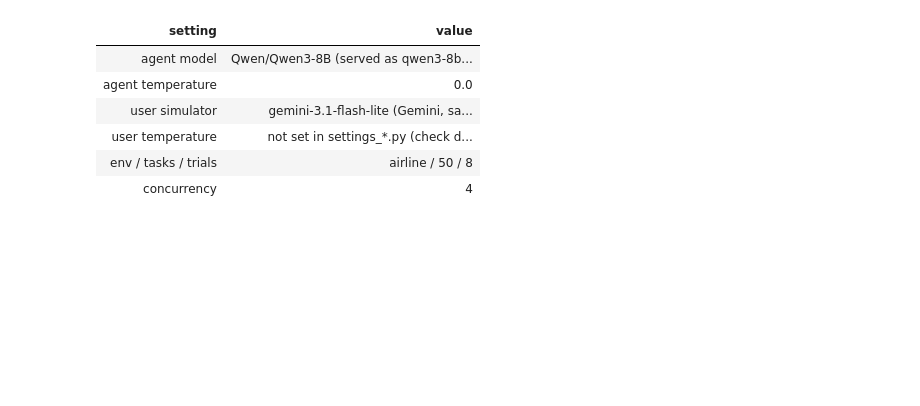
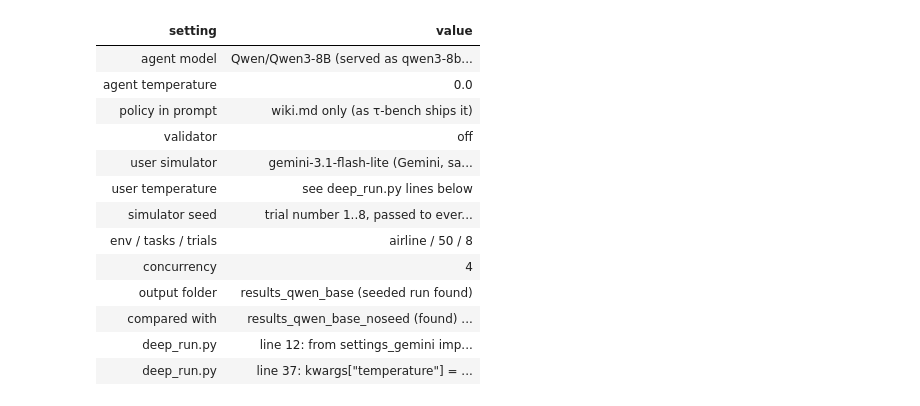
Before and after one commit to zhang-systems/policy-graph-agents, a Jupyter notebook: notebooks/05Q_Qwen_Baseline.ipynb, the cells around one changed output. Saved outputs shown, nothing was run; the diff lists cells and outputs as text; code cells hidden in the pictures; blank space fills up the shorter version.

```diff
--- a/notebooks/05Q_Qwen_Baseline.ipynb
+++ b/notebooks/05Q_Qwen_Baseline.ipynb
@@ -97,64 +97,99 @@ ERROR: pip's dependency resolver does not currently take into account all the pa
 # %%
 # Why: every arm must use the same frozen settings, or the comparison is not fair. The agent
 # settings come from settings_deep.py and settings_gemini.py. The agent temperature is set here
-# once and used by cells 4 and 5; an assert stops the run if it ever drifts from settings_gemini.
+# once and used by cells 6 and 7; an assert stops the run if it ever drifts from settings_gemini.
+# This is the seeded rerun (H14): trial t gives seed t to every user-simulator call, as in 07Q, so all
+# five systems share the same 8 seeds. OLD is the first run (no seeds): kept, read only, for a seed check.
 # The Gemini key comes from Colab Secrets and is never printed.
-import os, sys, importlib, logging, warnings
+import os, sys, json, time, glob, importlib, logging, warnings
 import pandas as pd
 from IPython.display import display
 
 ROOT = "/content/drive/MyDrive/cmsc691-10-project2"
 sys.path.insert(0, ROOT)
 os.chdir(ROOT)
-NEED = ["settings_gemini.py", "settings_deep.py", "deep_run.py", "policy_checker.py",
+NEED = ["settings_gemini.py", "settings_deep.py", "deep_run.py", "qwen_run.py", "policy_checker.py",
         "violations.py", "airline_policy_graph.json", "passk.py"]
 missing = [f for f in NEED if not os.path.exists(f)]
-assert not missing, f"missing {missing}: run 04 and 06G first; settings_deep.py and deep_run.py must be in the folder"
+assert not missing, f"missing {missing}: run 04 and 06G first; qwen_run.py is written by 07Q cell 4"
 
 importlib.invalidate_caches()
-import settings_gemini, settings_deep
+import settings_gemini, settings_deep, passk
 importlib.reload(settings_gemini); importlib.reload(settings_deep)
 from settings_gemini import (MODEL as USER_MODEL, ENV, N_TASKS, N_TRIALS,
                              TEMPERATURE, CONCURRENCY, PRICE_IN, PRICE_OUT)
 from settings_deep import BASE_MODEL, SERVED_BASE, MAX_MODEL_LEN, GPU_MEM, AGENT_THINKING
 
-AGENT_TEMP = 0.0                                    # one source of truth for cells 4 and 5
+AGENT_TEMP = 0.0                                    # one source of truth for cells 6 and 7
+SEEDS = True        # simulator seed = trial number (the same as 07Q)
+VALIDATOR = False                                 # 06G's checker blocks illegal write calls
 assert TEMPERATURE == AGENT_TEMP, f"settings_gemini.TEMPERATURE is {TEMPERATURE}, expected {AGENT_TEMP}"
-USER_TEMP = "not set in settings_*.py (check deep_run.py)"   # fill in after the grep
+TEMP_LINES = [f"line {i}: {l.strip()[:90]}" for i, l in enumerate(open("deep_run.py"), 1) if "temperature" in l.lower()]
+USER_TEMP = "see deep_run.py lines below"
 ARM, OUT = "base", "results_qwen_base"
-ARMS = [(f"qwen {ARM} (05Q)", OUT, "#257de0")]      # name, folder, color (H7)
+OLD = f"{OUT}_noseed"                              # the first run, renamed by cell 4 (never deleted)
+BASE_OUT = "results_qwen_base"
+ARMS = [(f"qwen {ARM} (05Q)", OUT, "#257de0"),         # name, folder, color (H7); this arm first
+        ("qwen base, no seed (05Q v2)", OLD, "#9e9e9e")]  # the first run, for the seed check only
+COMPARE = [("base no seed", OLD, "vs_noseed")]       # seed check: should be n.s.
 
 warnings.filterwarnings("ignore")
 logging.getLogger("LiteLLM").setLevel(logging.ERROR)
 from google.colab import userdata
 os.environ["GEMINI_API_KEY"] = userdata.get("GEMINI_API_KEY")
 os.environ["VLLM_BASE"] = "http://localhost:8000/v1"
 
 def show(df):
     display(df.style.set_properties(**{"text-align": "left"}).hide(axis="index"))
 
 _TAB = {}
 def tab_of(folder, reload=False):
-    # read the saved dialogues off Drive once; cells 8, 11 and 12 share the copy
+    # read the saved dialogues off Drive once; cells 10-14 share the copy
     import passk
     if reload or folder not in _TAB:
         importlib.reload(passk)
         _TAB[folder] = passk.table(f"{ROOT}/{folder}")
     return _TAB[folder]
 
+def has_checklist(r):
+    # the shallow checklist must NOT be in this arm's prompt
+    return any("Policy checklist" in str(m.get("content", "")) for m in (r.get("traj") or [])[:3] if isinstance(m, dict))
+
+def n_lines(path):
+    return sum(1 for l in open(path) if l.strip()) if os.path.exists(path) else 0
+n_seeded = lambda folder: n_lines(f"{folder}/seeds.log")
+n_blocks = lambda folder: n_lines(f"{folder}/blocks.jsonl")
+
+def seeded_run(out):
+    cfg = f"{ROOT}/{out}_config.json"
+    return os.path.exists(cfg) and "simulator_seed" in json.load(open(cfg))
+
+found = lambda d: "(found)" if os.path.isdir(f"{ROOT}/{d}") else "⚠️ not found"
 show(pd.DataFrame([
     {"setting": "agent model", "value": f"{BASE_MODEL} (served as {SERVED_BASE}), thinking {AGENT_THINKING}"},
     {"setting": "agent temperature", "value": str(AGENT_TEMP)},
+    {"setting": "policy in prompt", "value": "wiki.md only (as τ-bench ships it)"},
+    {"setting": "validator", "value": "on: policy_checker.py (24 data rules) blocks illegal write calls" if VALIDATOR else "off"},
     {"setting": "user simulator", "value": f"{USER_MODEL} (Gemini, same as every arm)"},
     {"setting": "user temperature", "value": USER_TEMP},
+    {"setting": "simulator seed", "value": "trial number 1..8, passed to every user-simulator call (qwen_run.py)"},
     {"setting": "env / tasks / trials", "value": f"{ENV} / {N_TASKS} / {N_TRIALS}"},
     {"setting": "concurrency", "value": str(CONCURRENCY)},
-]))
+    {"setting": "output folder", "value": f"{OUT} " + ("(seeded run found)" if seeded_run(OUT) else "(no seeded run yet)")},
+    {"setting": "compared with", "value": f"{OLD} {found(OLD)} (seed check)"},
+] + [{"setting": "deep_run.py", "value": l} for l in TEMP_LINES or ["no line mentions temperature: provider default"]]))
 # %% [output]
 | setting | value |
 | agent model | Qwen/Qwen3-8B (served as qwen3-8b... |
 | agent temperature | 0.0 |
+| policy in prompt | wiki.md only (as τ-bench ships it) |
+| validator | off |
 | user simulator | gemini-3.1-flash-lite (Gemini, sa... |
-| user temperature | not set in settings_*.py (check d... |
+| user temperature | see deep_run.py lines below |
+| simulator seed | trial number 1..8, passed to ever... |
 | env / tasks / trials | airline / 50 / 8 |
 | concurrency | 4 |
+| output folder | results_qwen_base (seeded run found) |
+| compared with | results_qwen_base_noseed (found) ... |
+| deep_run.py | line 12: from settings_gemini imp... |
+| deep_run.py | line 37: kwargs["temperature"] = ... |
```
Also changed, not shown: parts of 22 cells of this notebook, 45 other files.
